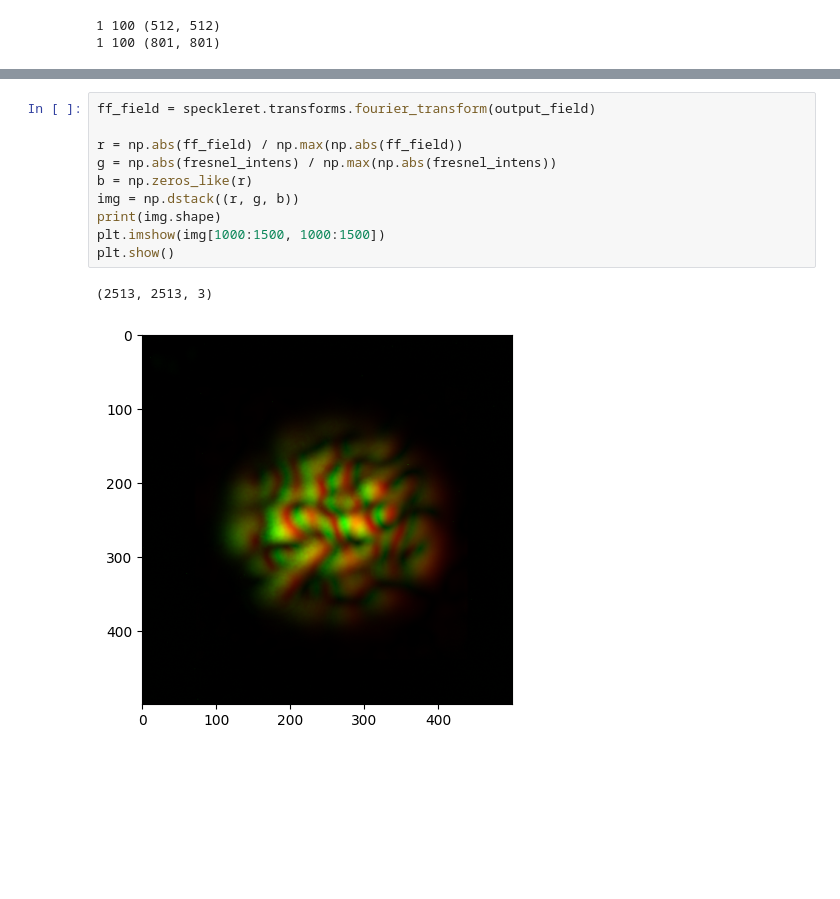
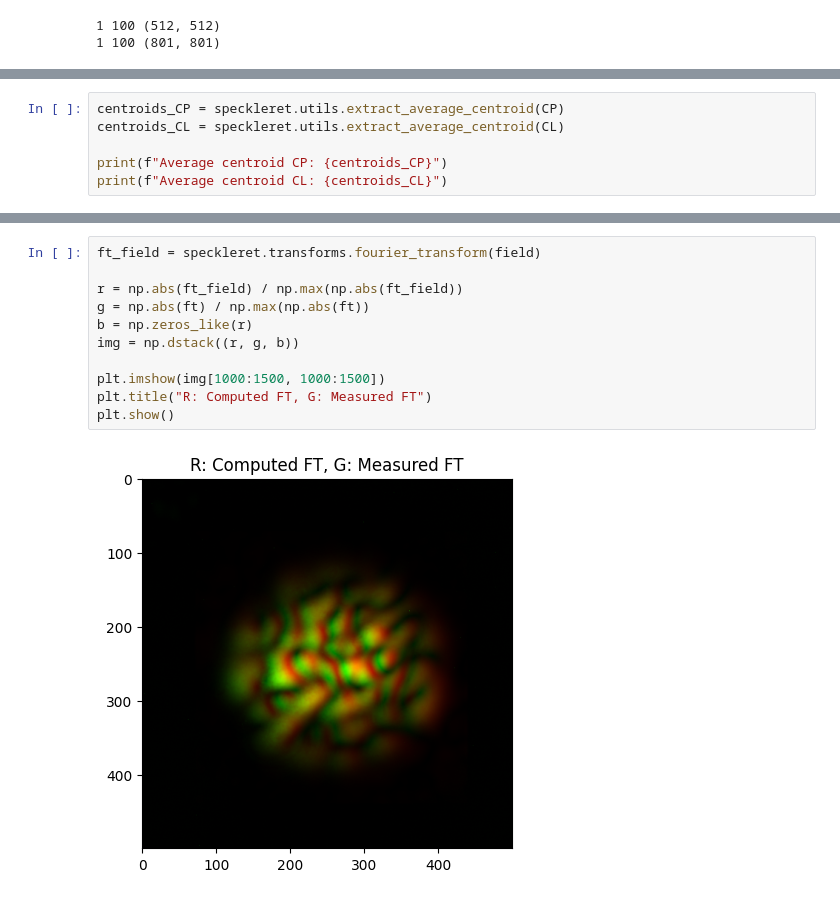
Before and after one commit to jysru/Speckle-Retrieval, a Jupyter notebook: notebooks/experimental_speckle_retrieval_with_correction.ipynb, the cells around one changed output, grey strips where cells are left out. Saved outputs shown, nothing was run; the diff lists cells and outputs as text; blank space fills up the shorter version.

```diff
--- a/notebooks/experimental_speckle_retrieval_with_correction.ipynb
+++ b/notebooks/experimental_speckle_retrieval_with_correction.ipynb
@@ -40,0 +29,6 @@ plt.imshow(speckleret.utils.bin_image(np.abs(CP[0][0][:-1,:-1]), (200,200)))
+# %%
+centroids_CP = speckleret.utils.extract_average_centroid(CP)
+centroids_CL = speckleret.utils.extract_average_centroid(CL)
+
+print(f"Average centroid CP: {centroids_CP}")
+print(f"Average centroid CL: {centroids_CL}")
@@ -69,14 +72,14 @@ _ = speckleret.plots.compare_arrays(output_field, fresnel_intens, cmap='gray')
 # %%
-ff_field = speckleret.transforms.fourier_transform(output_field)
+ft_field = speckleret.transforms.fourier_transform(field)
 
-r = np.abs(ff_field) / np.max(np.abs(ff_field))
-g = np.abs(fresnel_intens) / np.max(np.abs(fresnel_intens))
+r = np.abs(ft_field) / np.max(np.abs(ft_field))
+g = np.abs(ft) / np.max(np.abs(ft))
 b = np.zeros_like(r)
 img = np.dstack((r, g, b))
-print(img.shape)
+
 plt.imshow(img[1000:1500, 1000:1500])
+plt.title("R: Computed FT, G: Measured FT")
 plt.show()
 # %% [output]
-(2513, 2513, 3)
-[figure, old version]
+[figure, new version]
 # %%
```
Also changed, not shown: parts of 11 cells of this notebook.
